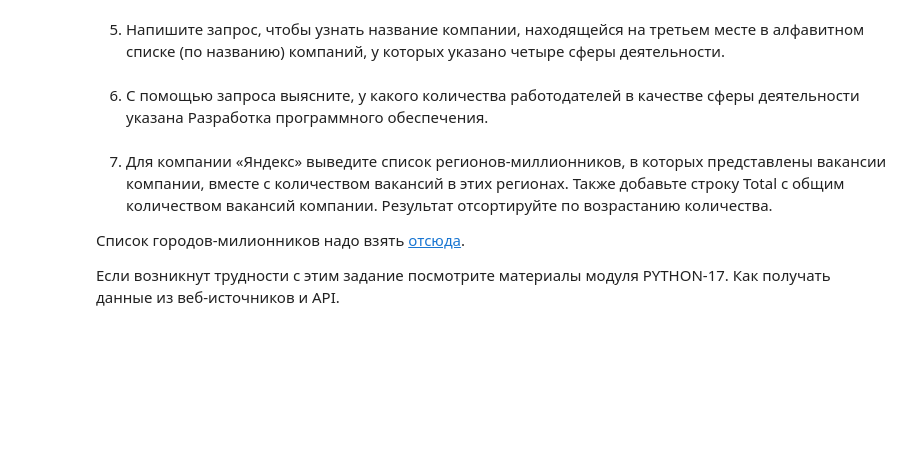
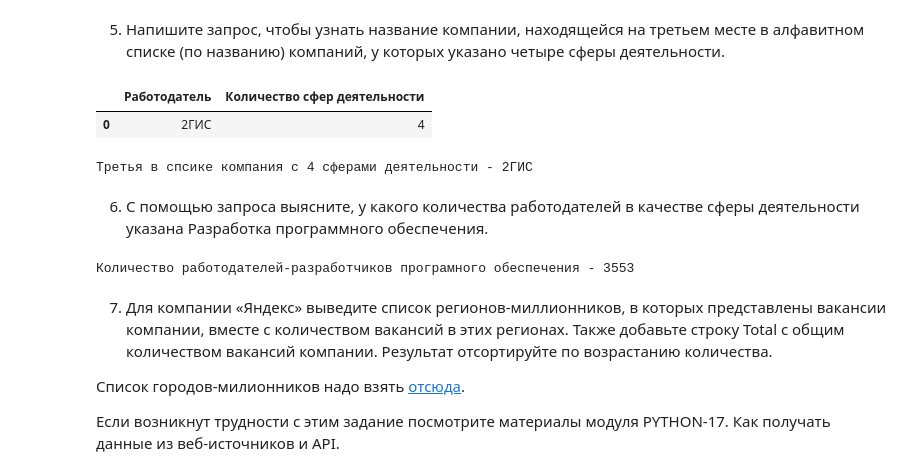
Before and after one commit to SudarickovIlya/SF_DS_Ilya, a Jupyter notebook: Project_2 (sql)/Project_2_Ноутбук_шаблон.ipynb, the cells around one changed output. Saved outputs shown, nothing was run; the diff lists cells and outputs as text; code cells hidden in the pictures; blank space fills up the shorter version.

```diff
--- a/Project_2 (sql)/Project_2_Ноутбук_шаблон.ipynb
+++ b/Project_2 (sql)/Project_2_Ноутбук_шаблон.ipynb
@@ -451,8 +451,31 @@ print()
 5. Напишите запрос, чтобы узнать название компании, находящейся на третьем месте в алфавитном списке (по названию) компаний, у которых указано четыре сферы деятельности.
 # %%
 # текст запроса
+# Запрос sql
+
+query_5_5 = f'''
+select
+    emp.name Работодатель,
+    count(distinct ei.industry_id) "Количество сфер деятельности"
+from employers as emp
+left join employers_industries as ei on emp.id=ei.employer_id
+group by Работодатель
+having count(distinct ei.industry_id) = 4
+order by 1
+offset 2 limit 1
+'''
 # %%
 # результат запроса
+employer_industries = pd.read_sql_query(sql=query_5_5, con=connection)
+display(employer_industries)
+print()
+
+# Ответ на вопрос
+print(f"Третья в спсике компания с 4 сферами деятельности - {employer_industries['Работодатель'].iloc[0]}")
+# %% [output]
+|  | Работодатель | Количество сфер деятельности |
+| 0 | 2ГИС | 4 |
+Третья в спсике компания с 4 сферами деятельности - 2ГИС
 # %% [markdown]
 6. С помощью запроса выясните, у какого количества работодателей в качестве сферы деятельности указана Разработка программного обеспечения.
 # %%
@@ -460,5 +491,13 @@ print()
 # %%
 # результат запроса
+
+software_development = pd.read_sql_query(sql=query_5_6, con=connection)
+
+# Ответ на вопрос
+print(f'Количество работодателей-разработчиков програмного обеспечения - {software_development.iloc[0][0]}')
+print()
+# %% [output]
+Количество работодателей-разработчиков програмного обеспечения - 3553
 # %% [markdown]
 7. Для компании «Яндекс» выведите список регионов-миллионников, в которых представлены вакансии компании, вместе с количеством вакансий в этих регионах. Также добавьте строку Total с общим количеством вакансий компании. Результат отсортируйте по возрастанию количества.
 
```
Also changed, not shown: parts of 2 cells of this notebook.
